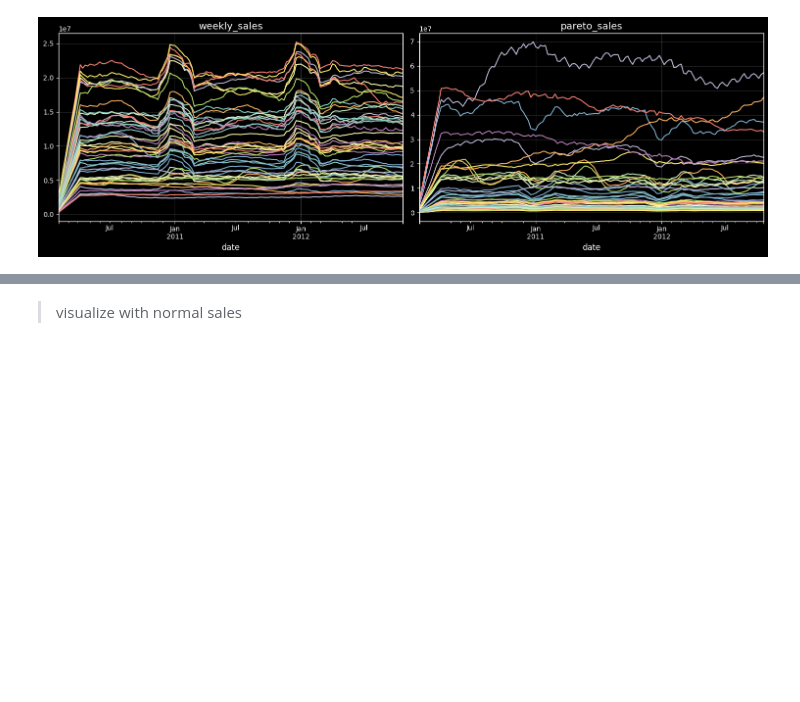
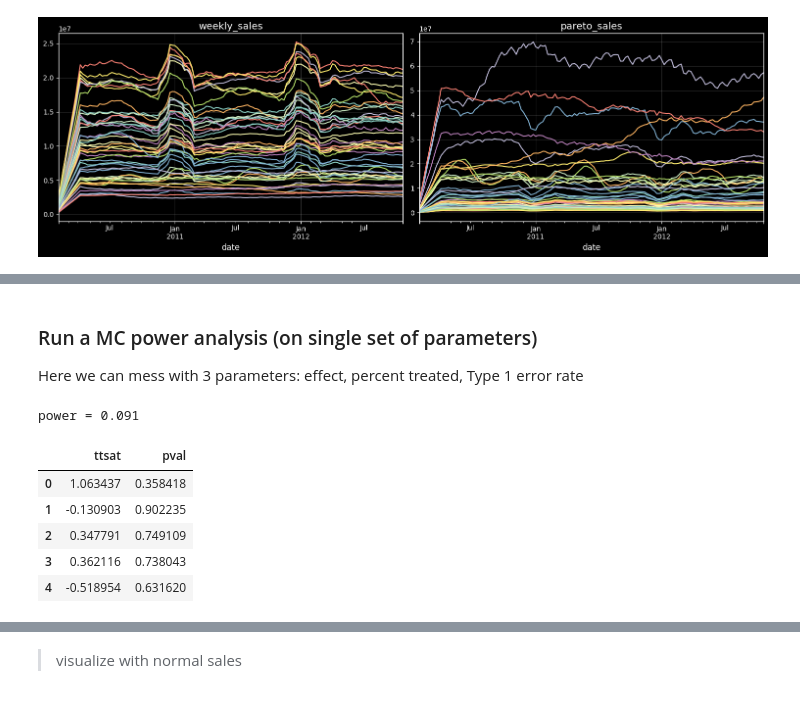
Before and after one commit to seanczak/ds-interviews, a Jupyter notebook: causal/heterogeneous_small_sample/01_walmart.ipynb, the cells around one changed output, grey strips where cells are left out. Cells and saved outputs as stored; diff of their text form; code cells hidden in the pictures; blank space fills up the shorter version.

```diff
--- a/causal/heterogeneous_small_sample/01_walmart.ipynb
+++ b/causal/heterogeneous_small_sample/01_walmart.ipynb
@@ -250,0 +104,19 @@ plt.tight_layout()
+# %% [markdown]
+### Run a MC power analysis (on single set of parameters)
+Here we can mess with 3 parameters: effect, percent treated, Type 1 error rate
+# %%
+mc_df, prop_reject = dset.run_t_test_mc(n_iters=1000,
+                                        effect_params = (0.05, 0.02), # mean, std for percent effect
+                                        percent_treated=0.1,
+                                        alpha=0.05)
+
+print(f'power = {prop_reject}')
+mc_df.head()
+# %% [output]
+power = 0.091
+|  | ttsat | pval |
+| 0 | 1.063437 | 0.358418 |
+| 1 | -0.130903 | 0.902235 |
+| 2 | 0.347791 | 0.749109 |
+| 3 | 0.362116 | 0.738043 |
+| 4 | -0.518954 | 0.631620 |
```
Also changed, not shown: parts of 34 cells of this notebook, 7 other files.
